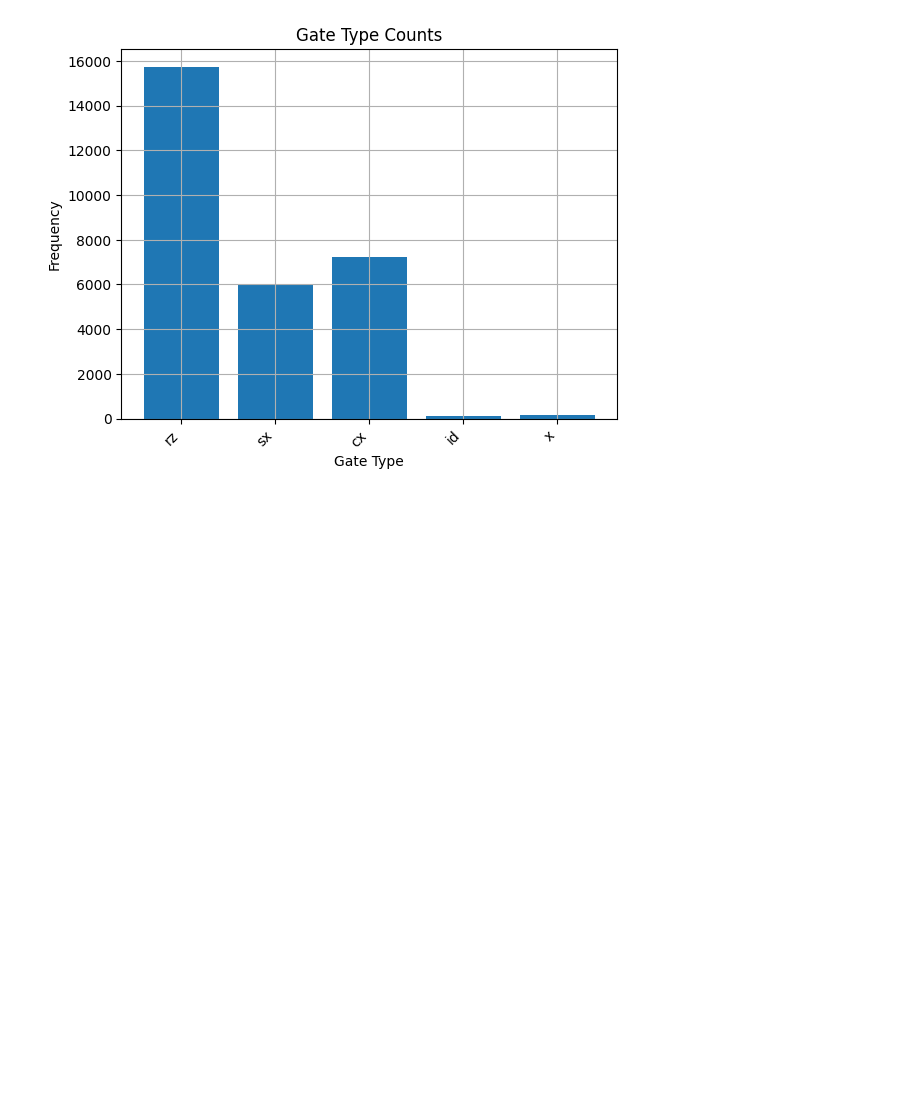
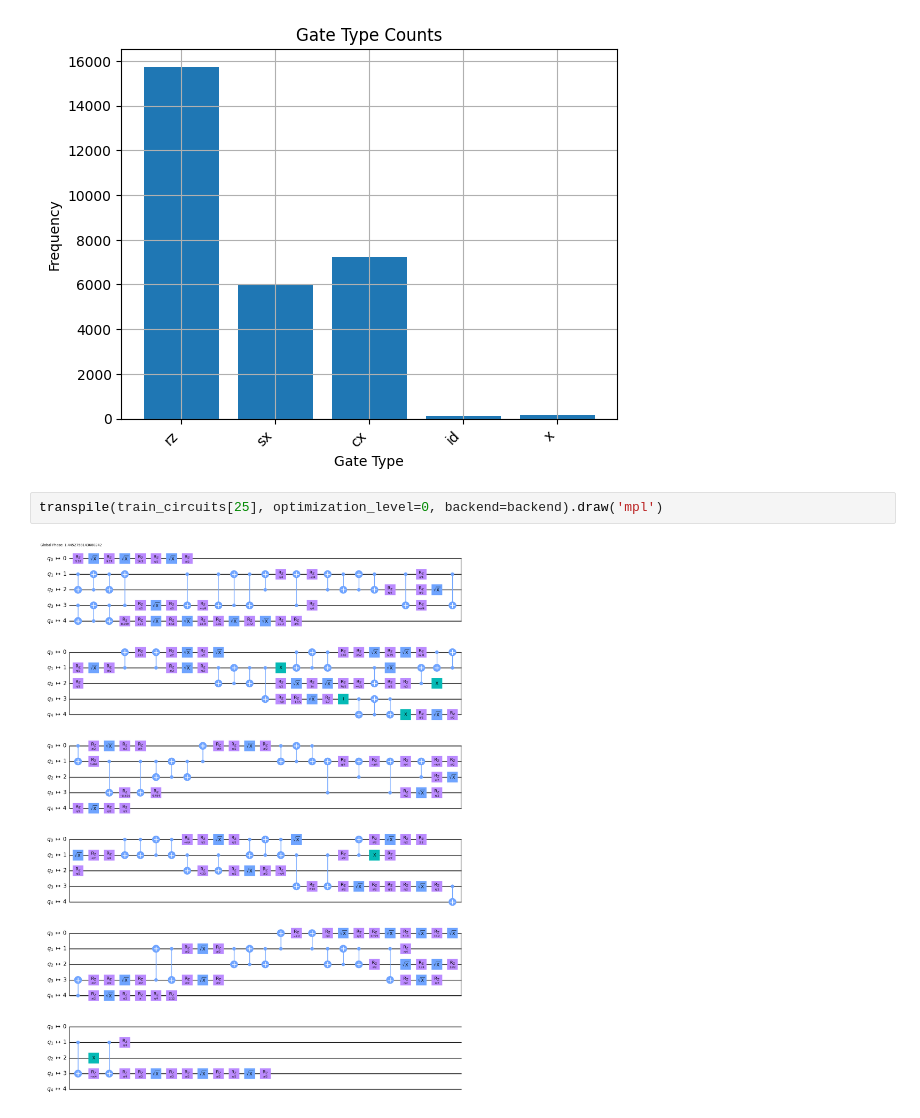
Before and after one commit to andrejhulak/qemmarble, a Jupyter notebook: data_statistics.ipynb, the cells around one changed output. Cells and saved outputs as stored; diff of their text form; blank space fills up the shorter version.

```diff
--- a/data_statistics.ipynb
+++ b/data_statistics.ipynb
@@ -71,3 +72,7 @@ process_quantum_circuits(test_circuits, backend)
 [figure]
 [figure]
 [figure]
+# %%
+transpile(train_circuits[25], optimization_level=0, backend=backend).draw('mpl')
+# %% [output]
+[figure, added]
```
Also changed, not shown: parts of 1 cell of this notebook, 1 other file.
